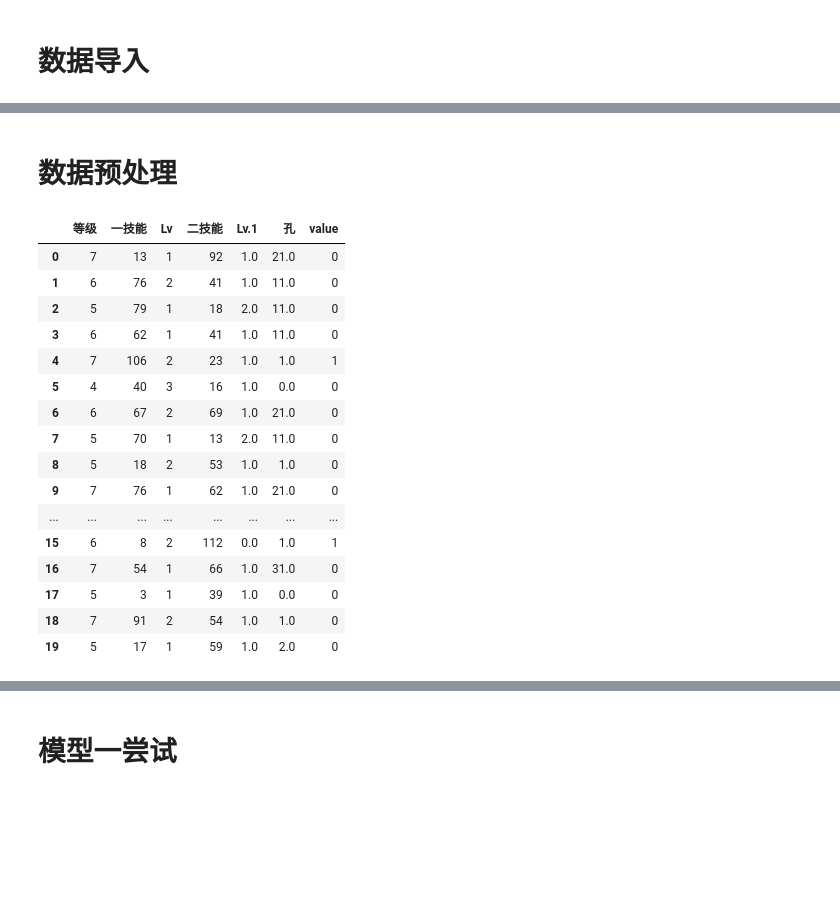
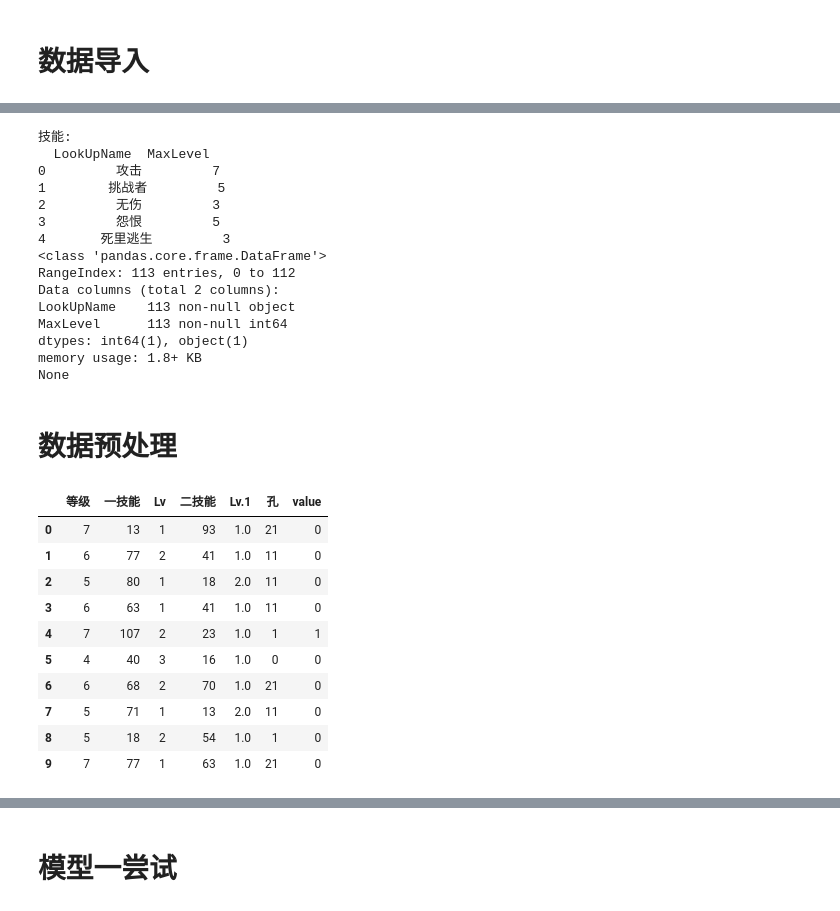
Before and after one commit to Tchar-7/python-analysis, a Jupyter notebook: MH_analysis.ipynb, the cells around one changed output, grey strips where cells are left out. Cells and saved outputs as stored; diff of their text form; code cells hidden in the pictures; blank space fills up the shorter version.

```diff
--- a/MH_analysis.ipynb
+++ b/MH_analysis.ipynb
@@ -31,29 +34,44 @@ print(skill.head())
+# %%
+skill = pd.read_excel("skill.xlsx")
+print("技能:")
+print(skill.head())
+print(skill.info())
+# %% [output]
+技能:
+  LookUpName  MaxLevel
+0         攻击         7
+1        挑战者         5
+2         无伤         3
+3         怨恨         5
+4       死里逃生         3
+<class 'pandas.core.frame.DataFrame'>
+RangeIndex: 113 entries, 0 to 112
+Data columns (total 2 columns):
+LookUpName    113 non-null object
+MaxLevel      113 non-null int64
+dtypes: int64(1), object(1)
+memory usage: 1.8+ KB
+None
 # %% [markdown]
 # 数据预处理
 # %%
 # 处理缺失值
 stone.fillna({"二技能":"无","Lv.1":0},inplace=True)
 
-#处理技能,将技能用数字替换
+#处理技能,将技能名称用数字替换
 skillArray = skill["LookUpName"].values
-stone['一技能'].replace(skillArray,list(range(1,113)),inplace=True)
-stone['二技能'].replace(skillArray,list(range(1,113)),inplace=True)
-stone.head(20)
+stone['一技能'].replace(skillArray,list(range(1,114)),inplace=True)
+stone['二技能'].replace(skillArray,list(range(1,114)),inplace=True)
+stone.head(10)
 # %% [output]
 |  | 等级 | 一技能 | Lv | 二技能 | Lv.1 | 孔 | value |
-| 0 | 7 | 13 | 1 | 92 | 1.0 | 21.0 | 0 |
-| 1 | 6 | 76 | 2 | 41 | 1.0 | 11.0 | 0 |
-| 2 | 5 | 79 | 1 | 18 | 2.0 | 11.0 | 0 |
-| 3 | 6 | 62 | 1 | 41 | 1.0 | 11.0 | 0 |
-| 4 | 7 | 106 | 2 | 23 | 1.0 | 1.0 | 1 |
-| 5 | 4 | 40 | 3 | 16 | 1.0 | 0.0 | 0 |
-| 6 | 6 | 67 | 2 | 69 | 1.0 | 21.0 | 0 |
-| 7 | 5 | 70 | 1 | 13 | 2.0 | 11.0 | 0 |
-| 8 | 5 | 18 | 2 | 53 | 1.0 | 1.0 | 0 |
-| 9 | 7 | 76 | 1 | 62 | 1.0 | 21.0 | 0 |
-| ... | ... | ... | ... | ... | ... | ... | ... |
-| 15 | 6 | 8 | 2 | 112 | 0.0 | 1.0 | 1 |
-| 16 | 7 | 54 | 1 | 66 | 1.0 | 31.0 | 0 |
-| 17 | 5 | 3 | 1 | 39 | 1.0 | 0.0 | 0 |
-| 18 | 7 | 91 | 2 | 54 | 1.0 | 1.0 | 0 |
-| 19 | 5 | 17 | 1 | 59 | 1.0 | 2.0 | 0 |
+| 0 | 7 | 13 | 1 | 93 | 1.0 | 21 | 0 |
+| 1 | 6 | 77 | 2 | 41 | 1.0 | 11 | 0 |
+| 2 | 5 | 80 | 1 | 18 | 2.0 | 11 | 0 |
+| 3 | 6 | 63 | 1 | 41 | 1.0 | 11 | 0 |
+| 4 | 7 | 107 | 2 | 23 | 1.0 | 1 | 1 |
+| 5 | 4 | 40 | 3 | 16 | 1.0 | 0 | 0 |
+| 6 | 6 | 68 | 2 | 70 | 1.0 | 21 | 0 |
+| 7 | 5 | 71 | 1 | 13 | 2.0 | 11 | 0 |
+| 8 | 5 | 18 | 2 | 54 | 1.0 | 1 | 0 |
+| 9 | 7 | 77 | 1 | 63 | 1.0 | 21 | 0 |
```
Also changed, not shown: parts of 16 cells of this notebook, 2 other files.
